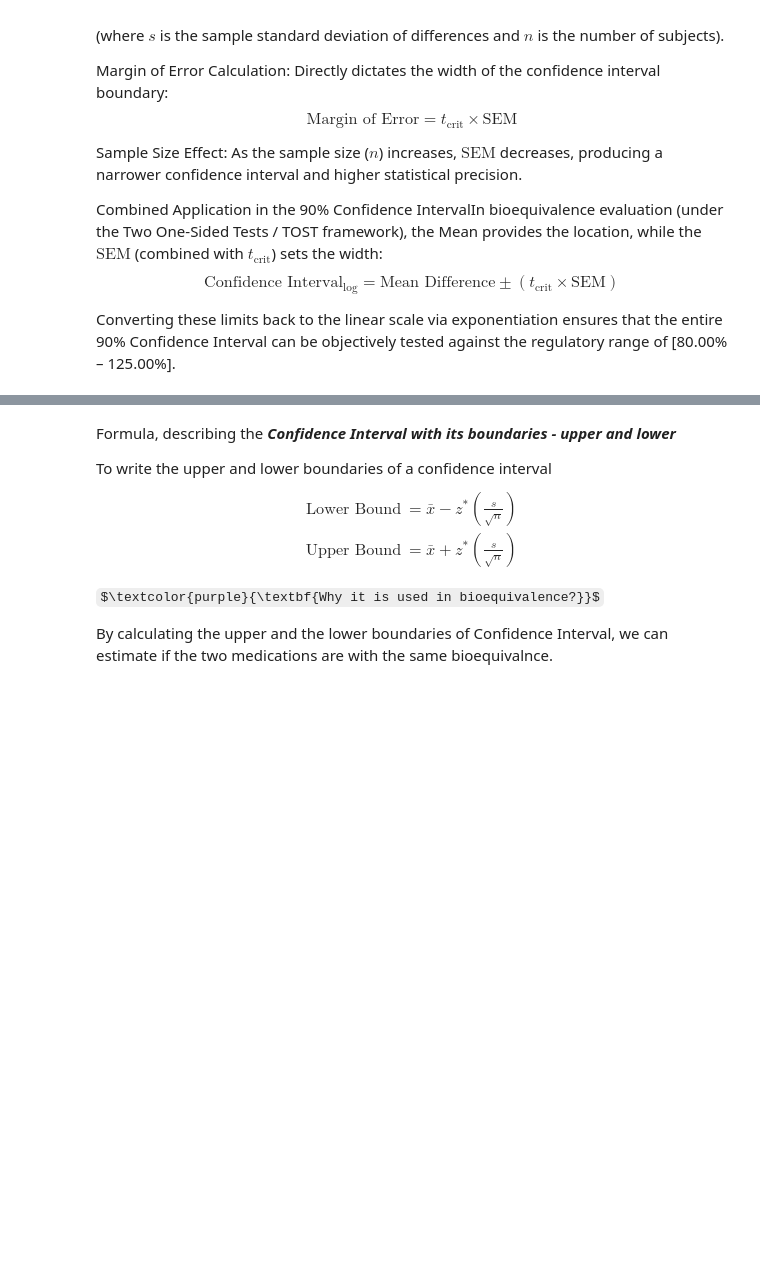
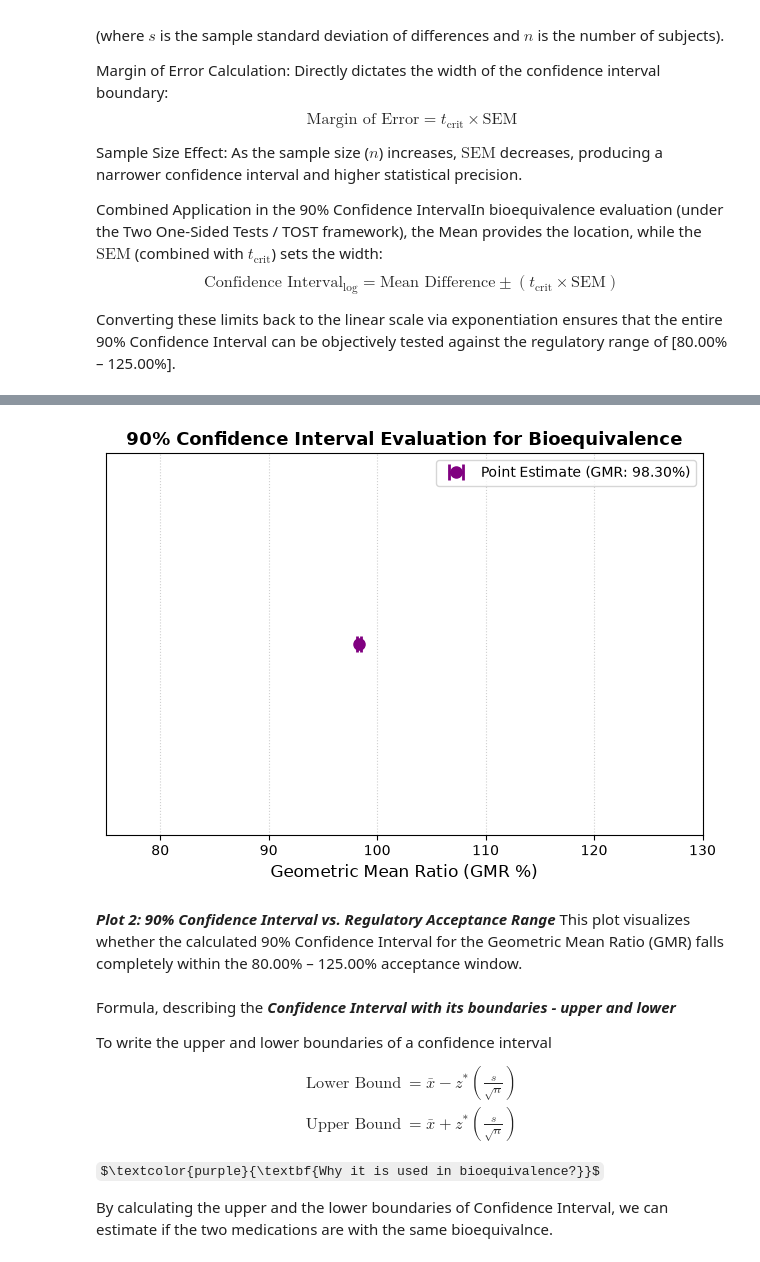
Before and after one commit to dilyaaana-lab/Bioequivalence---Module-2---Project-, a Jupyter notebook: Bioequivalence.ipynb, the cells around one changed output, grey strips where cells are left out. Drawn from its saved outputs; the diff is of its cells as text; code cells hidden in the pictures; some formulas as TeX source; blank space fills up the shorter version.

```diff
--- a/Bioequivalence.ipynb
+++ b/Bioequivalence.ipynb
@@ -222,6 +306,27 @@ Formula:  normal distribution ; student 's formula ; degree of freedom ; .......
 # %%
 ci_lower_log = mean_diff - (t_crit * sem_diff)
 ci_upper_log = mean_diff + (t_crit * sem_diff)
+# %%
+plt.errorbar(
+    x=point_estimate, y=1,
+    xerr=[[point_estimate - ci_lower], [ci_upper - point_estimate]],
+    fmt='o', color='purple', ecolor='purple', elinewidth=2.5, capsize=6, capthick=2,
+    markersize=8, label=f'Point Estimate (GMR: {point_estimate:.2f}%)'
+)
+
+plt.title("90% Confidence Interval Evaluation for Bioequivalence", fontsize=13, fontweight='bold')
+plt.xlabel("Geometric Mean Ratio (GMR %)", fontsize=12)
+plt.yticks([])  # Hide Y-axis ticks
+plt.xlim(75, 130)
+plt.legend(loc='upper right', fontsize=10)
+plt.grid(axis='x', linestyle=':', alpha=0.6)
+plt.tight_layout()
+plt.show()
+# %% [output]
+[figure, added]
+# %% [markdown]
+***Plot 2: 90% Confidence Interval vs. Regulatory Acceptance Range***
+This plot visualizes whether the calculated 90% Confidence Interval for the Geometric Mean Ratio (GMR) falls completely within the 80.00% – 125.00% acceptance window.
 # %% [markdown]
 Formula, describing the ***Confidence Interval with its boundaries - upper and lower***
 
```
Also changed, not shown: parts of 15 cells of this notebook.
